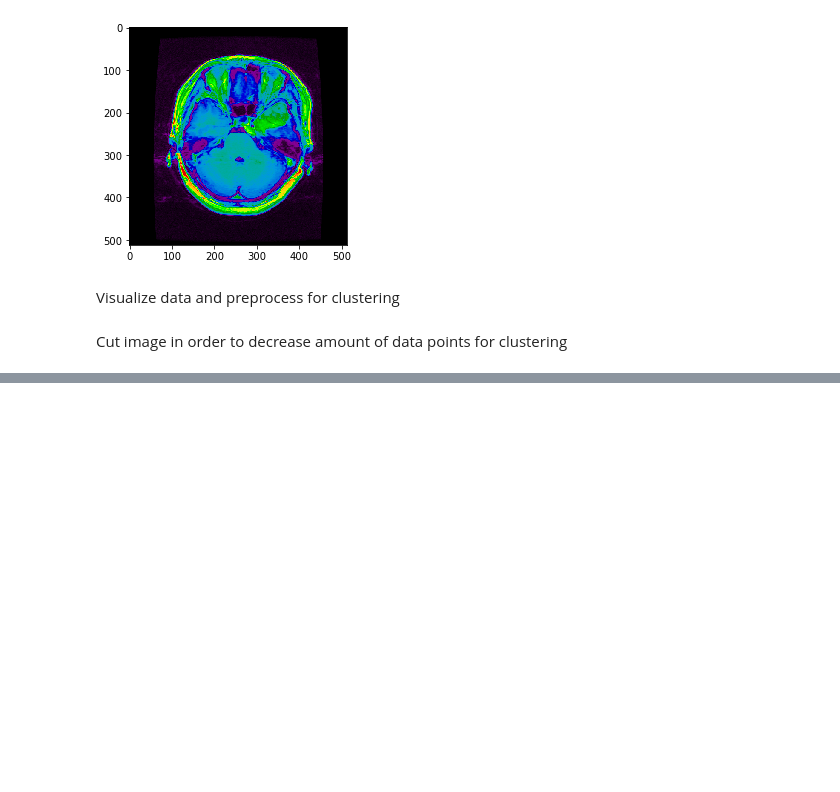
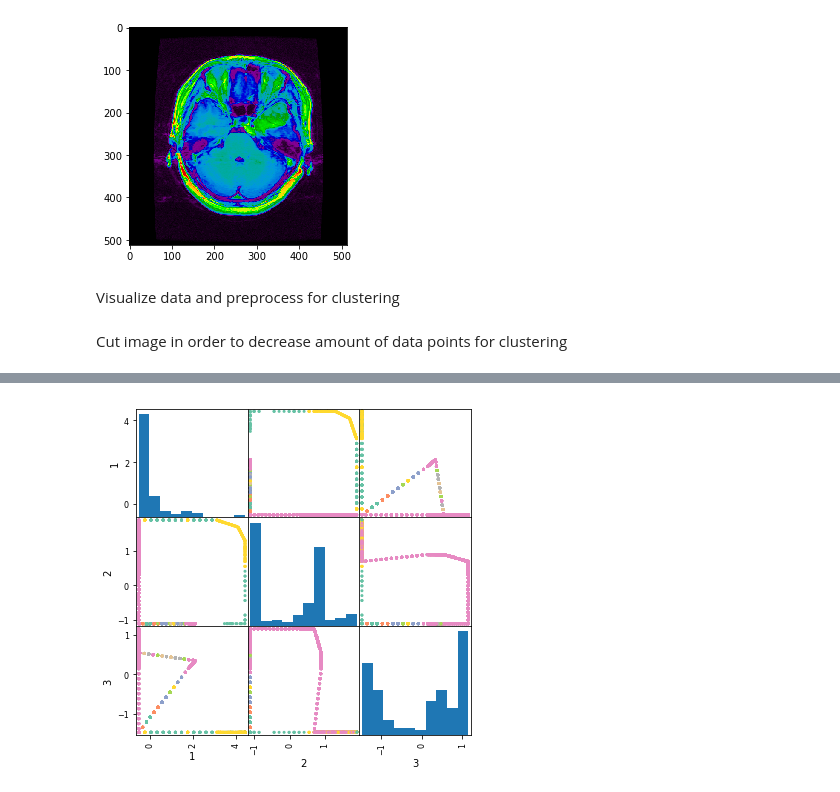
Before and after one commit to clustertoolsgroup/consensus_clustering, a Jupyter notebook: Real Datasets - Image Segmentation.ipynb, the cells around one changed output, grey strips where cells are left out. Cells and saved outputs as stored; diff of their text form; code cells hidden in the pictures; blank space fills up the shorter version.

```diff
--- a/Real Datasets - Image Segmentation.ipynb
+++ b/Real Datasets - Image Segmentation.ipynb
@@ -84,0 +128,8 @@ data=brainarr_rgb_small.reshape((136000,4))
+# %%
+dataframeds=pd.DataFrame(data,columns=["1","2","3"])
+dataframeds["labels"]=labels
+
+#plot clustering result
+s=scatter_matrix(dataframeds[["1","2","3"]], alpha=1, figsize=(6,6), c = labels, cmap='Set2')
+# %% [output]
+[figure, added]
```
Also changed, not shown: parts of 30 cells of this notebook, 3 other files.
